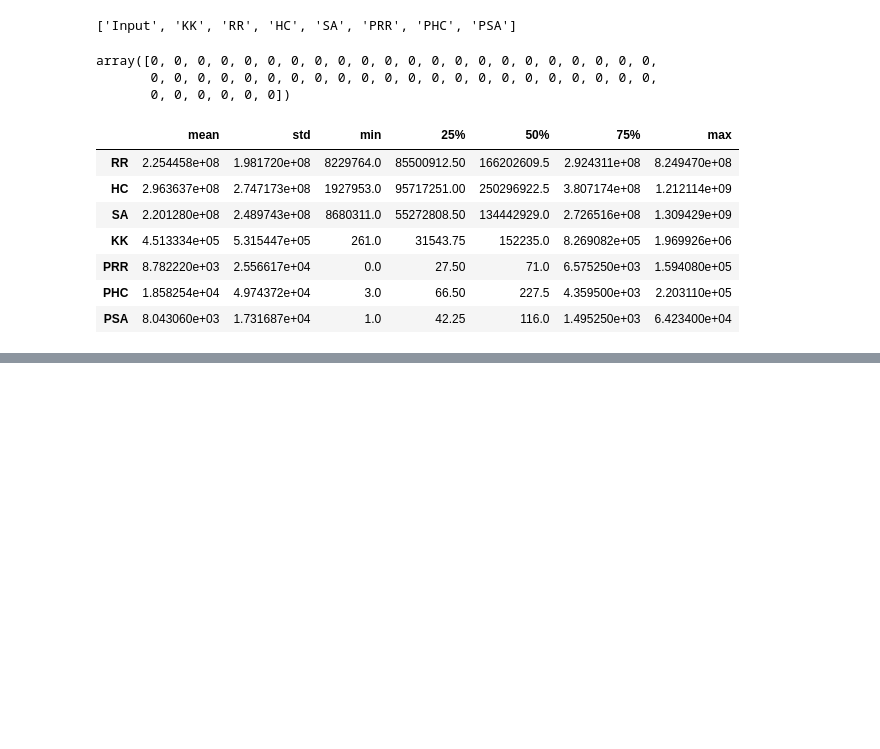
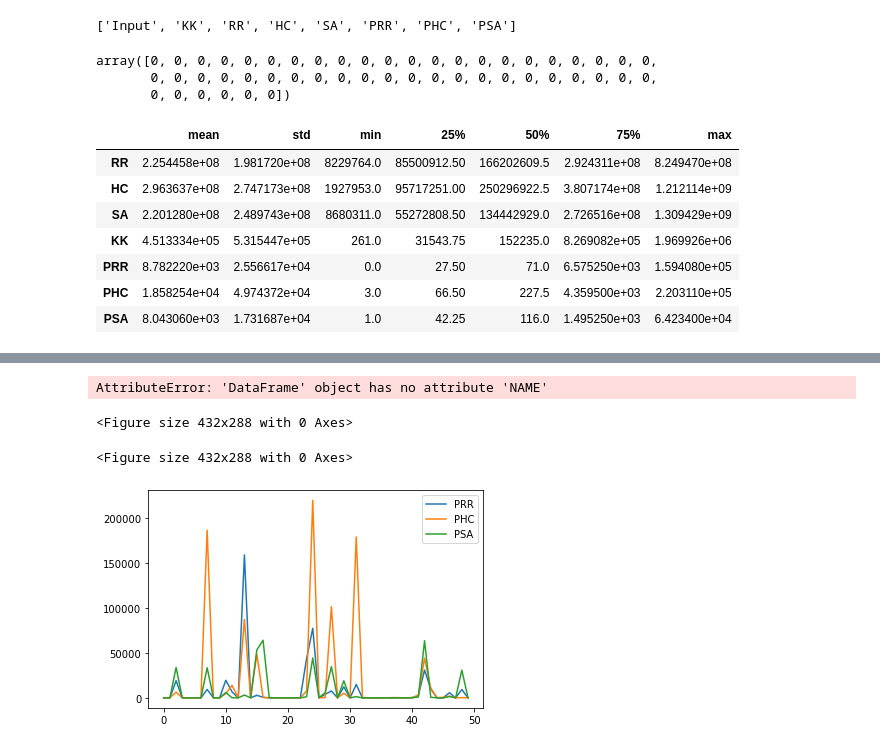
Before and after one commit to christyjestin/CS-124-P3, a Jupyter notebook: analysis/analysis.ipynb, the cells around one changed output, grey strips where cells are left out. Cells and saved outputs as stored; diff of their text form; code cells hidden in the pictures; blank space fills up the shorter version.

```diff
--- a/analysis/analysis.ipynb
+++ b/analysis/analysis.ipynb
@@ -55,0 +86,21 @@ for c in ["RR", "HC", "SA", "KK", "PRR", "PHC", "PSA"]:
+# %%
+df = df[df.NAME != "Input"].sort_values(by=["KK"])
+# %% [output]
+AttributeError: 'DataFrame' object has no attribute 'NAME'
+# %%
+df = df.sort_values(by=["PRR"])
+df[["PRR", "PHC", "PSA"]].plot.line().figure.savefig("Lines_plot_Prep_ORD_PRR")
+
+plt.clf()
+
+df = df.sort_values(by=["PHC"])
+df[["PRR", "PHC", "PSA"]].plot.line().figure.savefig("Lines_plot_Prep_ORD_PHC")
+
+plt.clf()
+
+df = df.sort_values(by=["PSA"])
+df[["PRR", "PHC", "PSA"]].plot.line().figure.savefig("Lines_plot_Prep_ORD_PSA")
+# %% [output]
+<Figure size 432x288 with 0 Axes>
+<Figure size 432x288 with 0 Axes>
+[figure, added]
```
Also changed, not shown: parts of 8 cells of this notebook, 22 other files.
